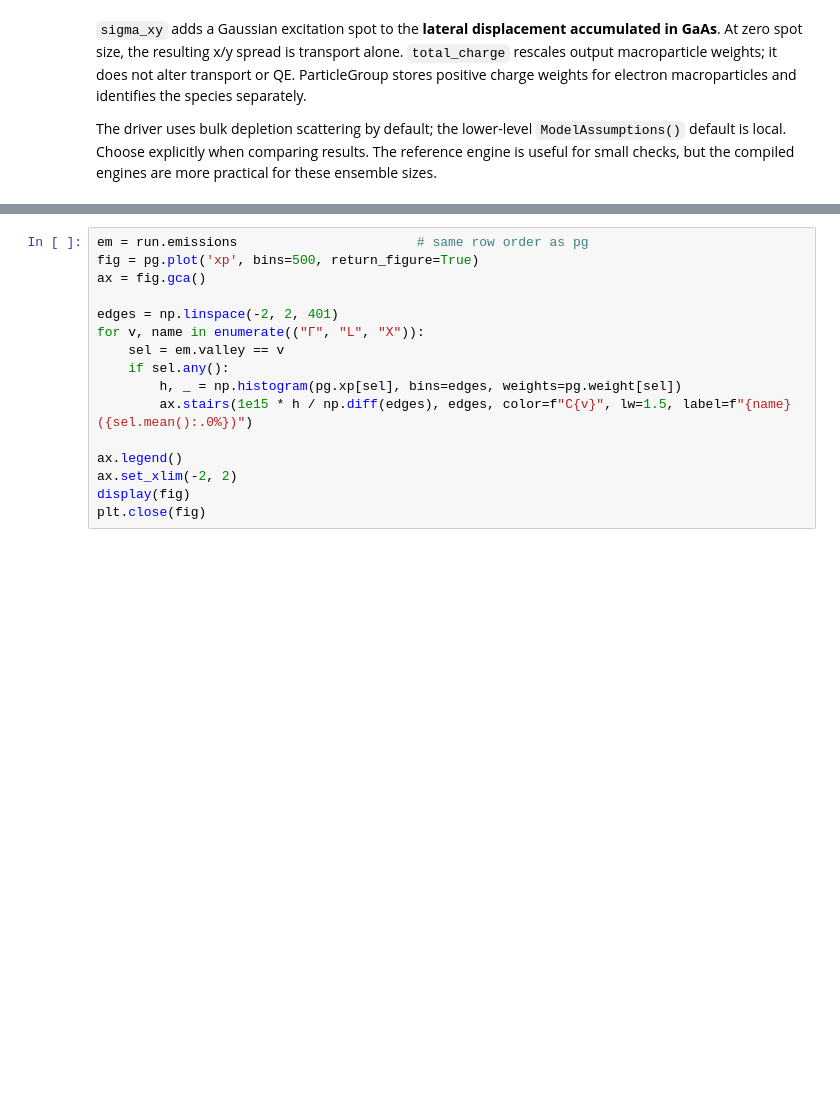
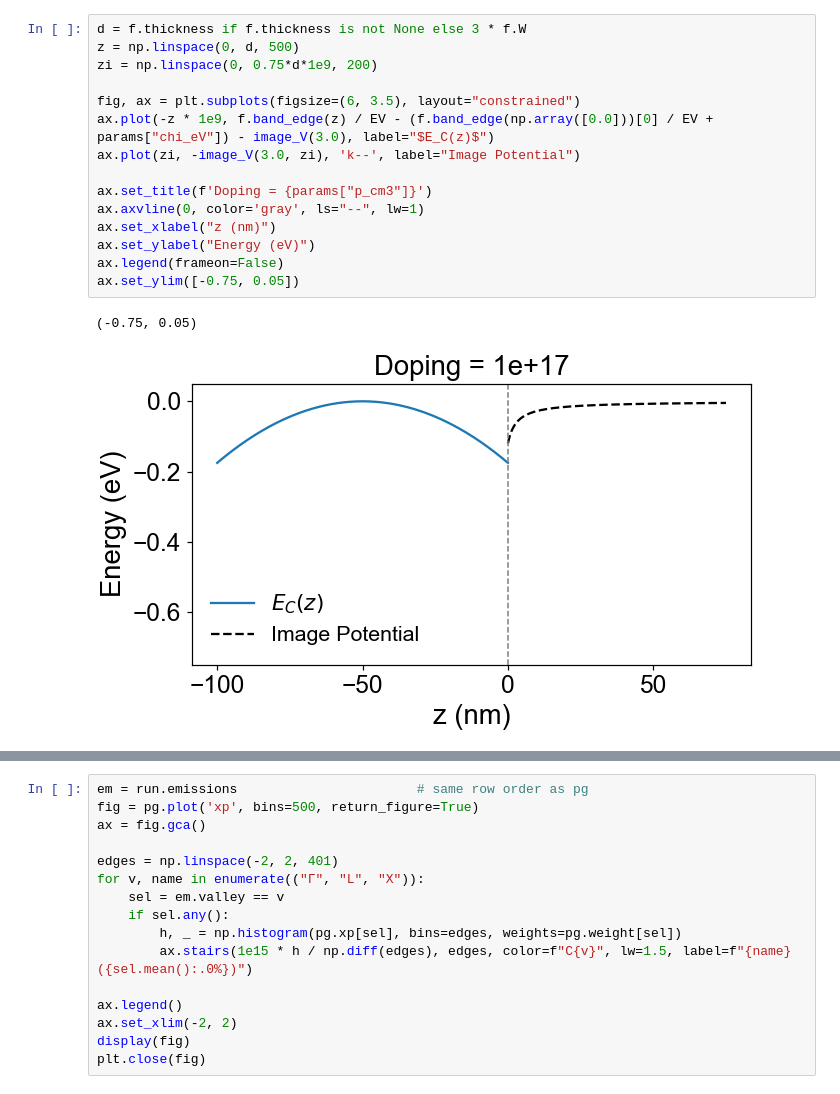
Before and after one commit to AdamCBartnik/GaAsTransport, a Jupyter notebook: examples/workspace.ipynb, the cells around one changed output, grey strips where cells are left out. Drawn from its saved outputs; the diff is of its cells as text; blank space fills up the shorter version.

```diff
--- a/examples/workspace.ipynb
+++ b/examples/workspace.ipynb
@@ -83,12 +103,21 @@ Eg_eff = 1.3613316601052234
-# %% [markdown]
-`sigma_xy` adds a Gaussian excitation spot to the **lateral displacement accumulated in GaAs**.
-At zero spot size, the resulting x/y spread is transport alone. `total_charge` rescales output
-macroparticle weights; it does not alter transport or QE. ParticleGroup stores positive charge
-weights for electron macroparticles and identifies the species separately.
-
-The driver uses bulk depletion scattering by default; the lower-level `ModelAssumptions()` default
-is local. Choose explicitly when comparing results. The reference engine is useful for small checks,
-but the compiled engines are more practical for these ensemble sizes.
+# %%
+d = f.thickness if f.thickness is not None else 3 * f.W
+z = np.linspace(0, d, 500)
+zi = np.linspace(0, 0.75*d*1e9, 200)
+
+fig, ax = plt.subplots(figsize=(6, 3.5), layout="constrained")
+ax.plot(-z * 1e9, f.band_edge(z) / EV - (f.band_edge(np.array([0.0]))[0] / EV + params["chi_eV"]) - image_V(3.0), label="$E_C(z)$")
+ax.plot(zi, -image_V(3.0, zi), 'k--', label="Image Potential")
+
+ax.set_title(f'Doping = {params["p_cm3"]}')
+ax.axvline(0, color='gray', ls="--", lw=1)
+ax.set_xlabel("z (nm)")
+ax.set_ylabel("Energy (eV)")
+ax.legend(frameon=False)
+ax.set_ylim([-0.75, 0.05])
+# %% [output]
+(-0.75, 0.05)
+[figure, added]
 # %%
 started = perf_counter()
 run = simulate_emission(**params)
```
Also changed, not shown: parts of 12 cells of this notebook, 9 other files.
